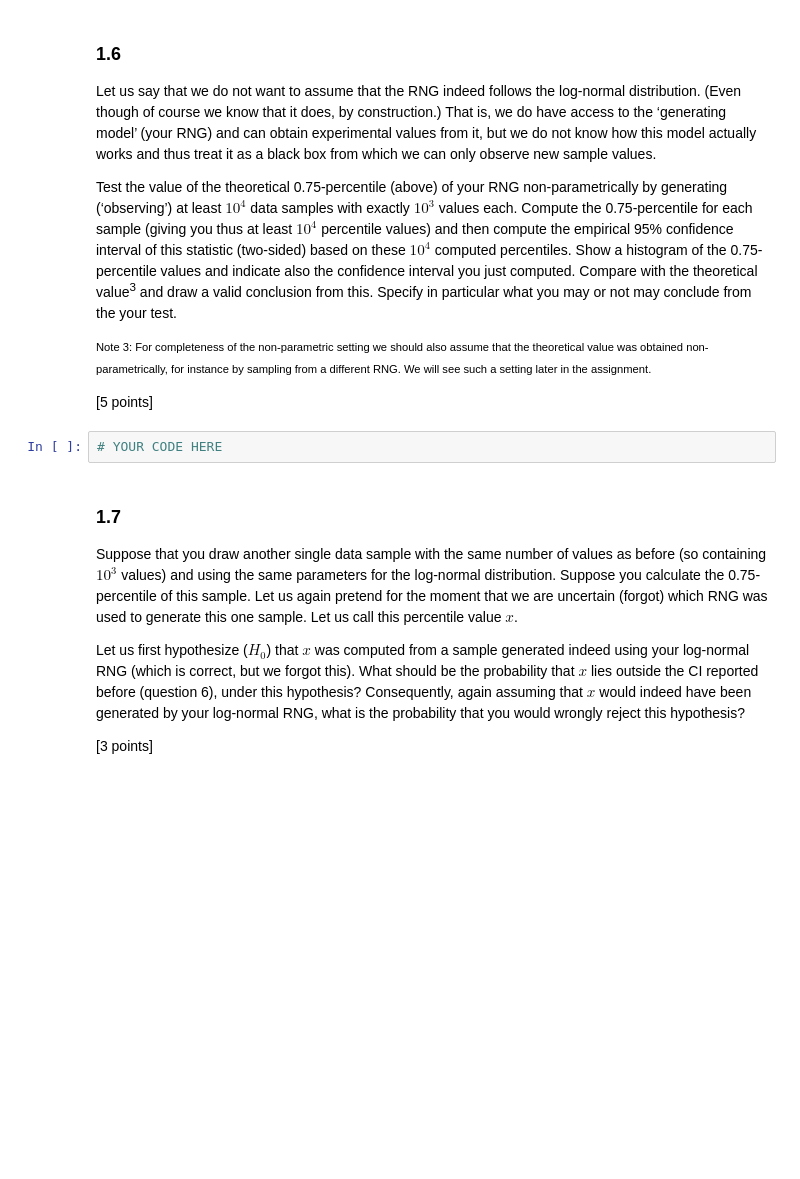
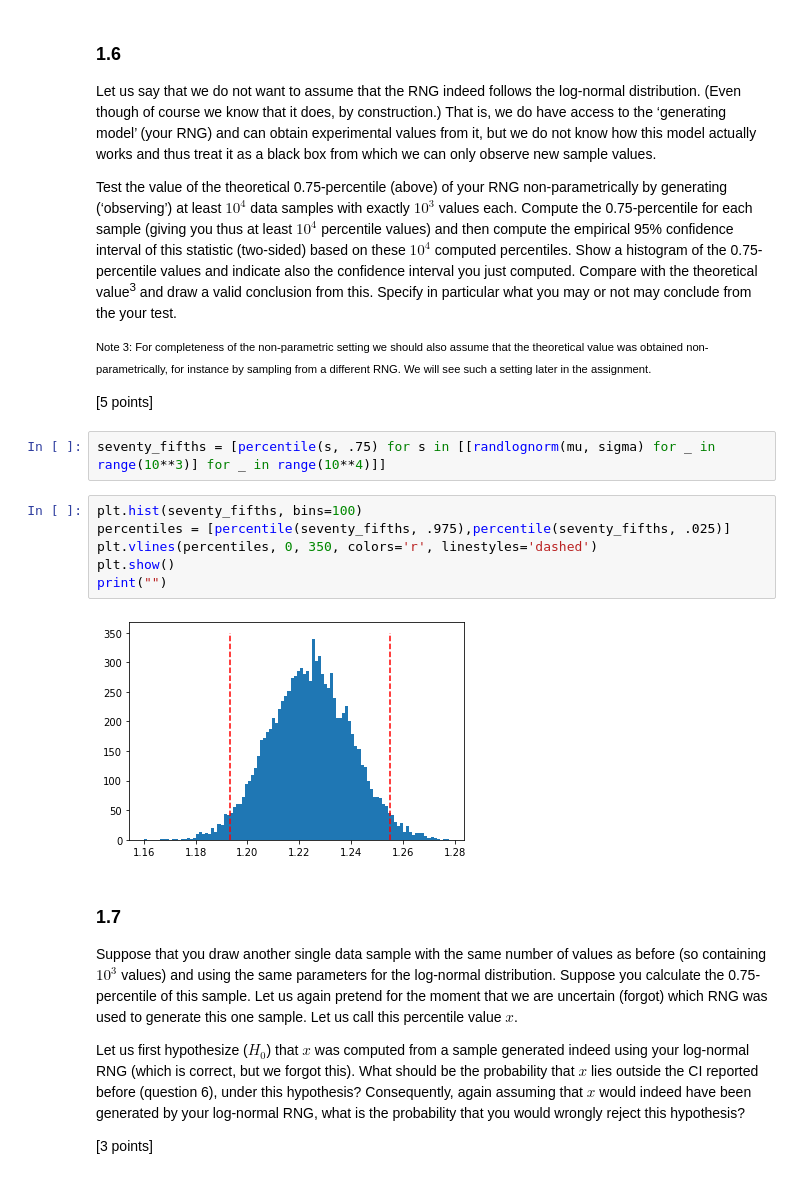
Before and after one commit to MeesKerss/sda, a Jupyter notebook: opdracht2/SDA_Assignment_#2.ipynb, the cells around one changed output. Drawn from its saved outputs; the diff is of its cells as text; blank space fills up the shorter version.

```diff
--- a/opdracht2/SDA_Assignment_#2.ipynb
+++ b/opdracht2/SDA_Assignment_#2.ipynb
@@ -157,8 +160,16 @@ Compare with the theoretical value<sup>3</sup> and draw a valid conclusion from
 <span style="font-family:Arial; font-size: 0.8em;">Note 3: For completeness of the non-parametric setting we should also assume that the theoretical value was obtained non-parametrically, for instance by sampling from a different RNG. We will see such a setting later in the assignment.</span>
 
 [5 points]
-# %%
-# YOUR CODE HERE
+# %%
+seventy_fifths = [percentile(s, .75) for s in [[randlognorm(mu, sigma) for _ in range(10**3)] for _ in range(10**4)]]
+# %%
+plt.hist(seventy_fifths, bins=100)
+percentiles = [percentile(seventy_fifths, .975),percentile(seventy_fifths, .025)]
+plt.vlines(percentiles, 0, 350, colors='r', linestyles='dashed')
+plt.show()
+print("")
+# %% [output]
+[figure, added]
 # %% [markdown]
 ### 1.7
 
```
Also changed, not shown: parts of 6 cells of this notebook.
